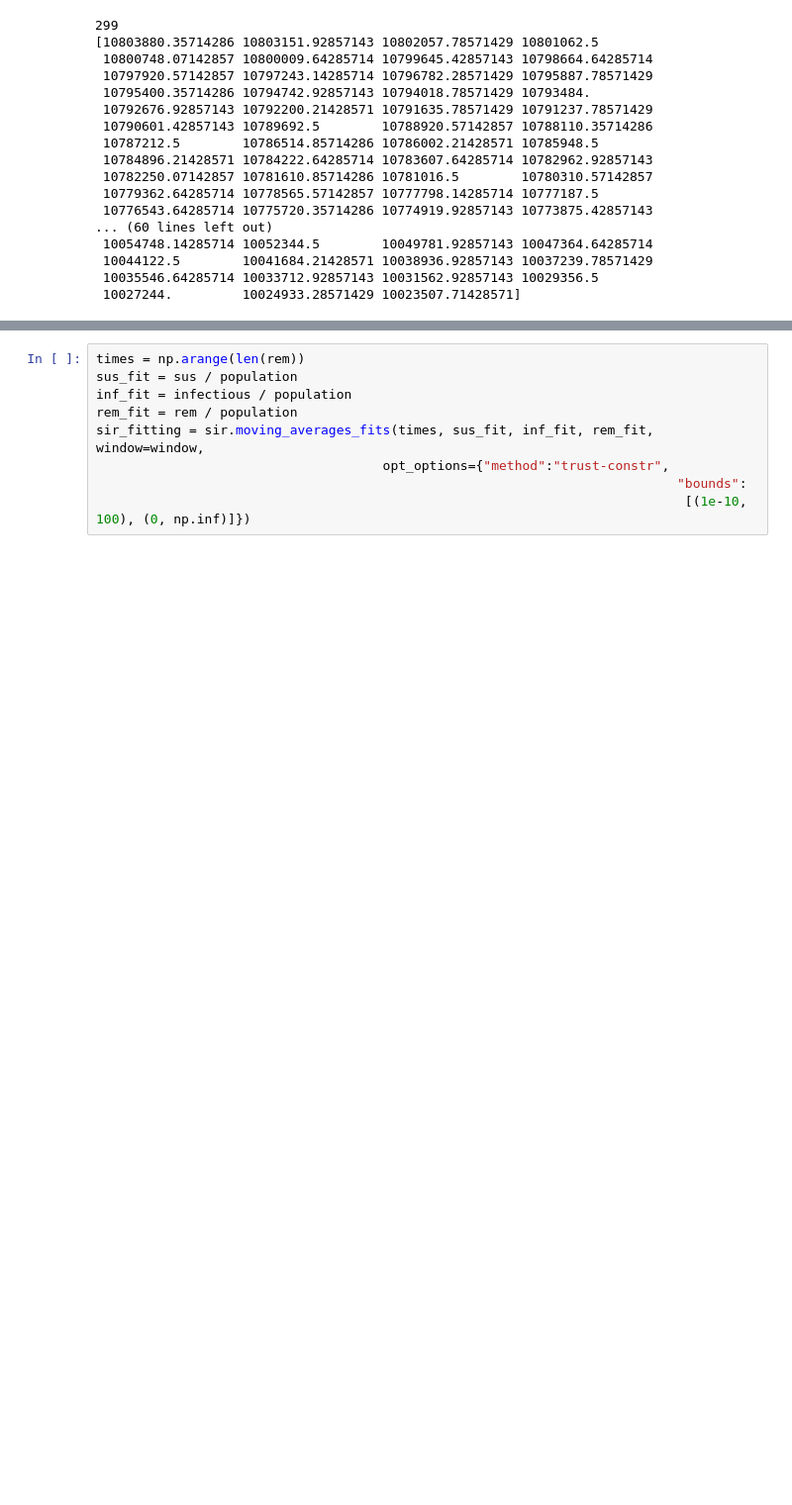
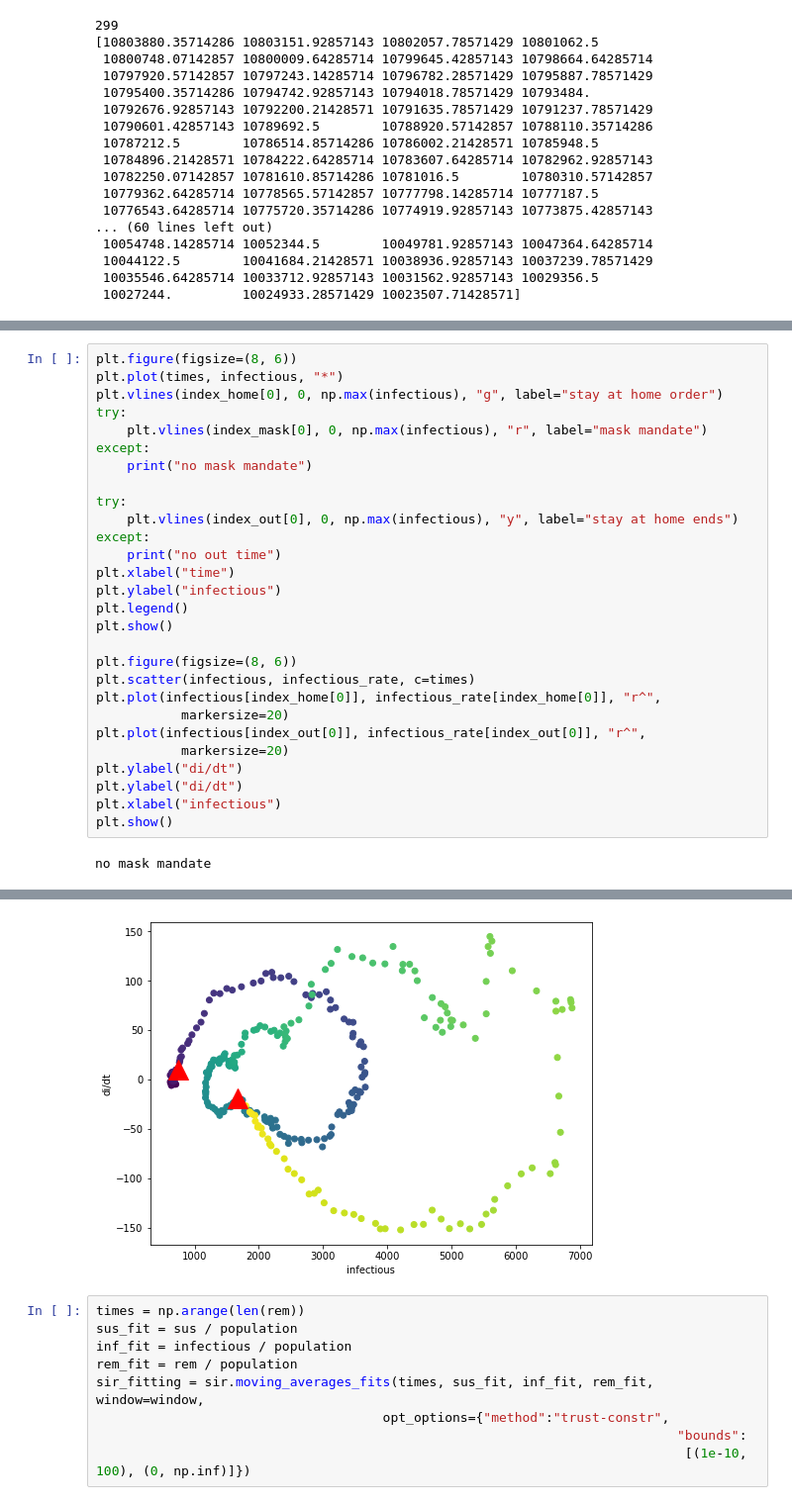
Before and after one commit to JeromeTroy/gsg_project_5, a Jupyter notebook: Presentation Demonstration.ipynb, the cells around one changed output, grey strips where cells are left out. Shown at 99% size. Drawn from its saved outputs; the diff is of its cells as text; blank space fills up the shorter version.

```diff
--- a/Presentation Demonstration.ipynb
+++ b/Presentation Demonstration.ipynb
@@ -160,0 +128,30 @@ ValueError: Unrecognized marker style 'k^'
+# %%
+plt.figure(figsize=(8, 6))
+plt.plot(times, infectious, "*")
+plt.vlines(index_home[0], 0, np.max(infectious), "g", label="stay at home order")
+try:
+    plt.vlines(index_mask[0], 0, np.max(infectious), "r", label="mask mandate")
+except:
+    print("no mask mandate")
+
+try:
+    plt.vlines(index_out[0], 0, np.max(infectious), "y", label="stay at home ends")
+except:
+    print("no out time")
+plt.xlabel("time")
+plt.ylabel("infectious")
+plt.legend()
+plt.show()
+
+plt.figure(figsize=(8, 6))
+plt.scatter(infectious, infectious_rate, c=times)
+plt.plot(infectious[index_home[0]], infectious_rate[index_home[0]], "r^",
+           markersize=20)
+plt.plot(infectious[index_out[0]], infectious_rate[index_out[0]], "r^",
+           markersize=20)
+plt.ylabel("di/dt")
+plt.ylabel("di/dt")
+plt.xlabel("infectious")
+plt.show()
+# %% [output]
+no mask mandate
@@ -161,3 +159,4 @@ ValueError: Unrecognized marker style 'k^'
+[figure, added]
 # %%
 times = np.arange(len(rem))
 sus_fit = sus / population
```
Also changed, not shown: parts of 6 cells of this notebook, 4 other files.
